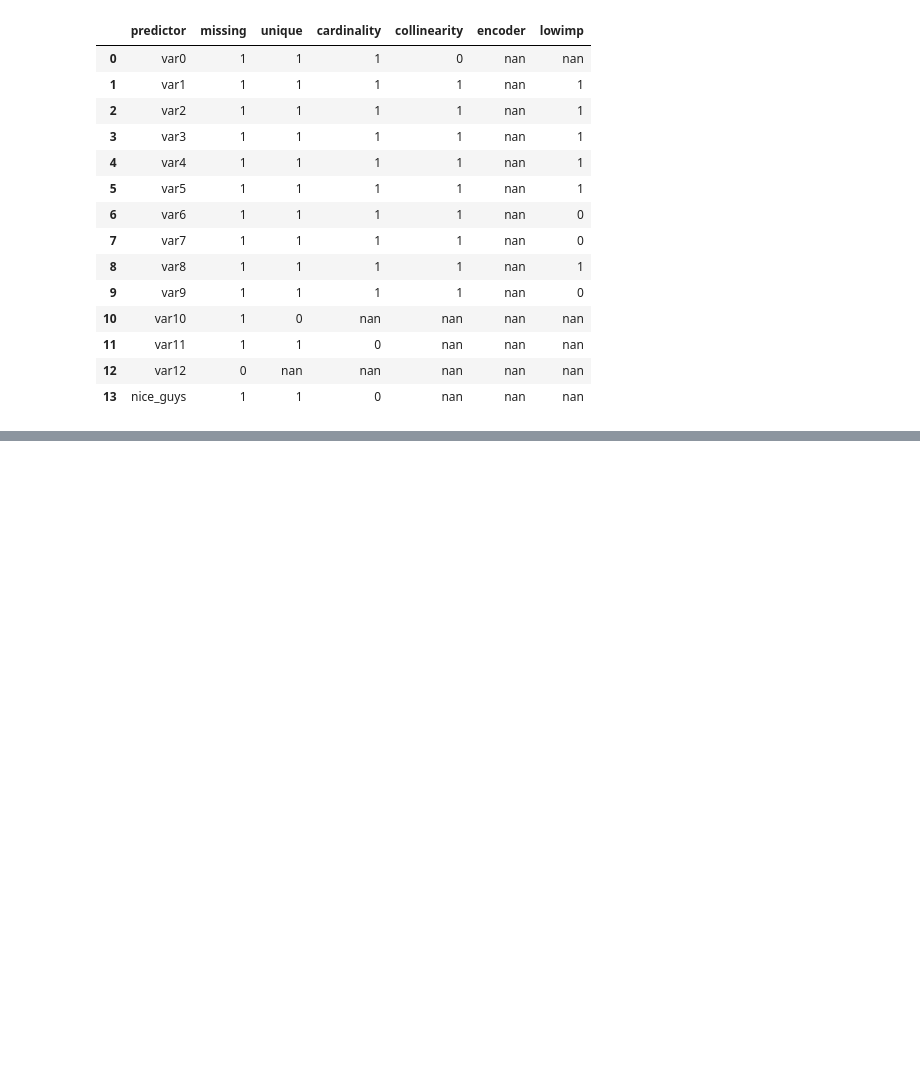
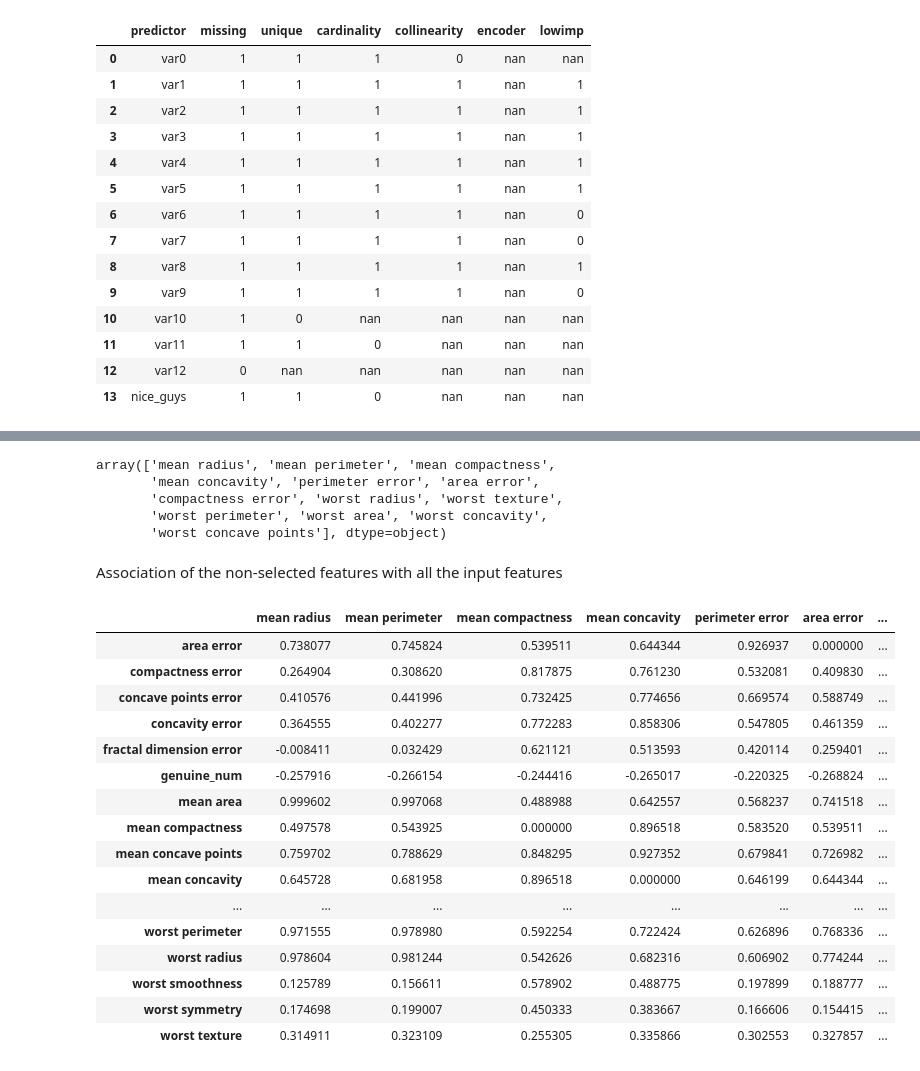
Before and after one commit to ThomasBury/arfs, a Jupyter notebook: docs/notebooks/basic_feature_selection.ipynb, the cells around one changed output, grey strips where cells are left out. Cells and saved outputs as stored; diff of their text form; code cells hidden in the pictures; blank space fills up the shorter version.

```diff
--- a/docs/notebooks/basic_feature_selection.ipynb
+++ b/docs/notebooks/basic_feature_selection.ipynb
@@ -452,0 +514,35 @@ arfsfs.make_fs_summary(basic_fs_pipeline)
+# %%
+selector.not_selected_features_
+# %% [output]
+array(['mean radius', 'mean perimeter', 'mean compactness',
+       'mean concavity', 'perimeter error', 'area error',
+       'compactness error', 'worst radius', 'worst texture',
+       'worst perimeter', 'worst area', 'worst concavity',
+       'worst concave points'], dtype=object)
+# %% [markdown]
+Association of the non-selected features with all the input features
+# %%
+def highlight_gt_threshold(v, props='', threshold=0.85):
+    return props if v > threshold else None
+
+selector.assoc_matrix_.loc[
+    :, selector.not_selected_features_
+].style.applymap(highlight_gt_threshold, props='color:red;', threshold=0.85)
+# %% [output]
+|  | mean radius | mean perimeter | mean compactness | mean concavity | perimeter error | area error | ... |
+| area error | 0.738077 | 0.745824 | 0.539511 | 0.644344 | 0.926937 | 0.000000 | ... |
+| compactness error | 0.264904 | 0.308620 | 0.817875 | 0.761230 | 0.532081 | 0.409830 | ... |
+| concave points error | 0.410576 | 0.441996 | 0.732425 | 0.774656 | 0.669574 | 0.588749 | ... |
+| concavity error | 0.364555 | 0.402277 | 0.772283 | 0.858306 | 0.547805 | 0.461359 | ... |
+| fractal dimension error | -0.008411 | 0.032429 | 0.621121 | 0.513593 | 0.420114 | 0.259401 | ... |
+| genuine_num | -0.257916 | -0.266154 | -0.244416 | -0.265017 | -0.220325 | -0.268824 | ... |
+| mean area | 0.999602 | 0.997068 | 0.488988 | 0.642557 | 0.568237 | 0.741518 | ... |
+| mean compactness | 0.497578 | 0.543925 | 0.000000 | 0.896518 | 0.583520 | 0.539511 | ... |
+| mean concave points | 0.759702 | 0.788629 | 0.848295 | 0.927352 | 0.679841 | 0.726982 | ... |
+| mean concavity | 0.645728 | 0.681958 | 0.896518 | 0.000000 | 0.646199 | 0.644344 | ... |
+| ... | ... | ... | ... | ... | ... | ... | ... |
+| worst perimeter | 0.971555 | 0.978980 | 0.592254 | 0.722424 | 0.626896 | 0.768336 | ... |
+| worst radius | 0.978604 | 0.981244 | 0.542626 | 0.682316 | 0.606902 | 0.774244 | ... |
+| worst smoothness | 0.125789 | 0.156611 | 0.578902 | 0.488775 | 0.197899 | 0.188777 | ... |
+| worst symmetry | 0.174698 | 0.199007 | 0.450333 | 0.383667 | 0.166606 | 0.154415 | ... |
+| worst texture | 0.314911 | 0.323109 | 0.255305 | 0.335866 | 0.302553 | 0.327857 | ... |
```
Also changed, not shown: parts of 10 cells of this notebook.
